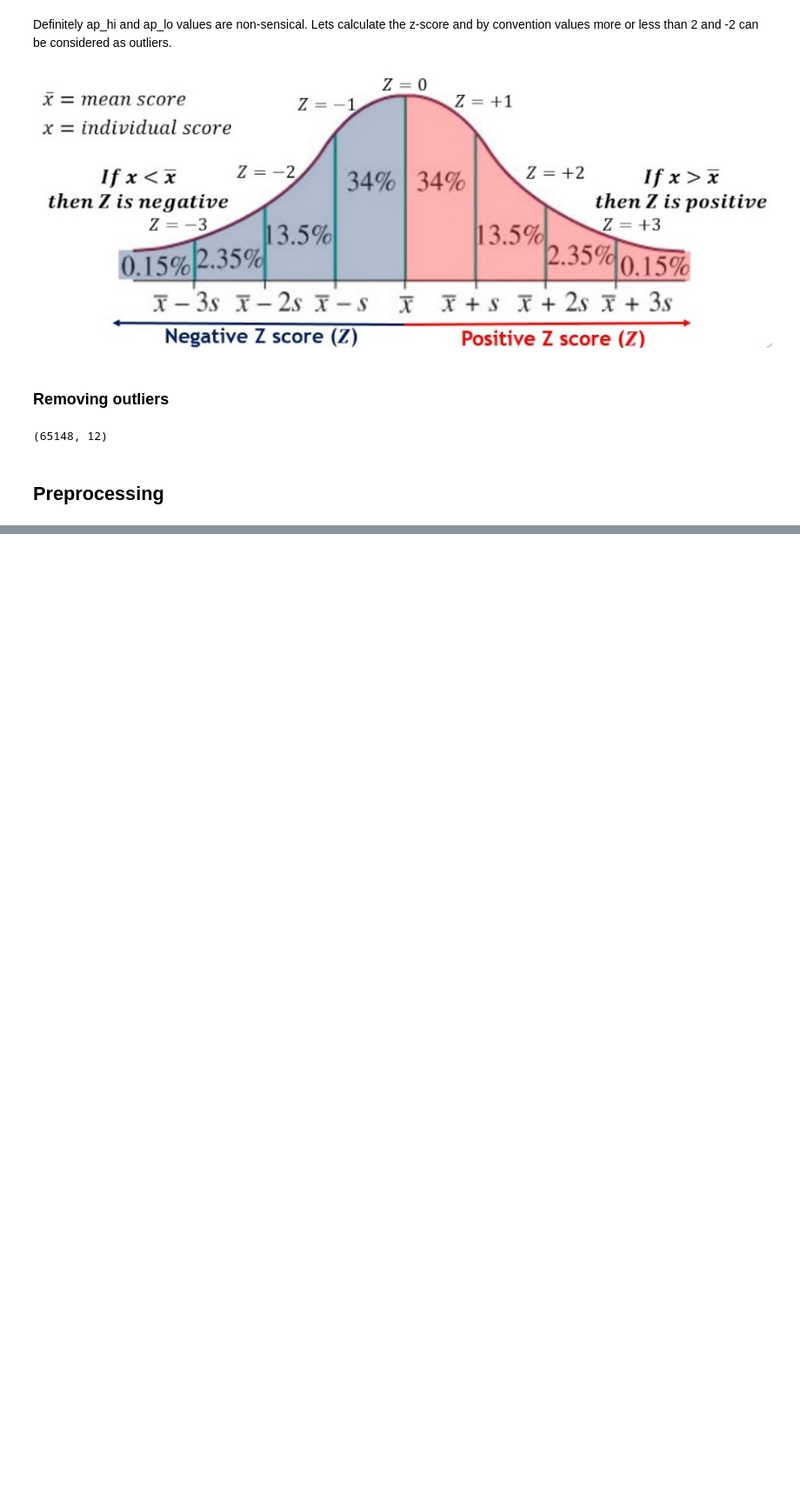
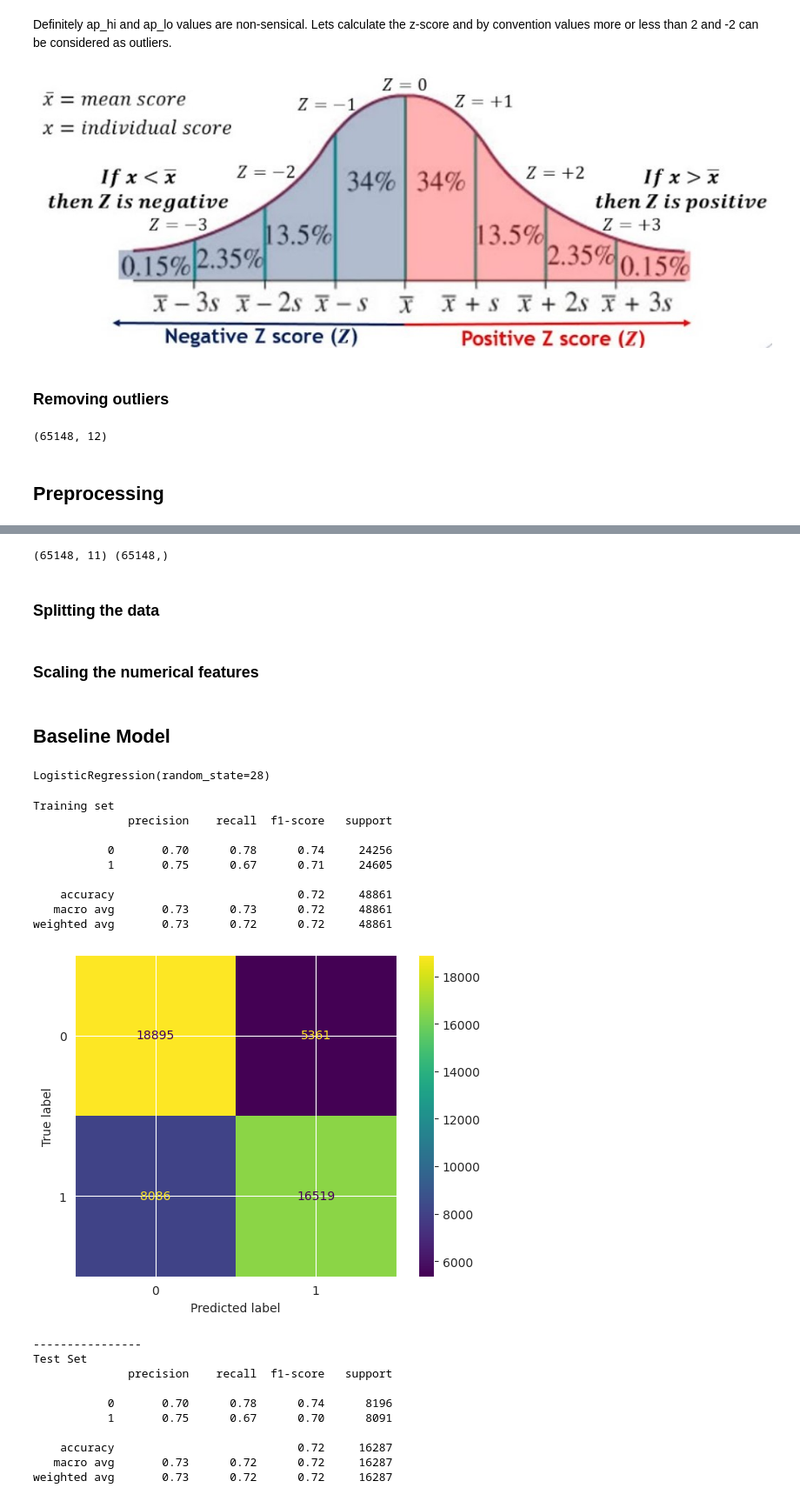
Before and after one commit to Dhairya-Arora01/Cardio-disease-predictor, a Jupyter notebook: cardio.ipynb, the cells around one changed output, grey strips where cells are left out. Shown: that part at 87% size. Cells and saved outputs as stored; diff of their text form; code cells hidden in the pictures; blank space fills up the shorter version.

```diff
--- a/cardio.ipynb
+++ b/cardio.ipynb
@@ -122,0 +169,61 @@ data.shape
+# %%
+print(X.shape, y.shape)
+# %% [output]
+(65148, 11) (65148,)
+# %% [markdown]
+### Splitting the data
+# %%
+X_train, X_test, y_train, y_test = train_test_split(X, y, test_size=0.25, random_state=28)
+# %% [markdown]
+### Scaling the numerical features
+# %%
+ct = ColumnTransformer([
+    ('scaler', MinMaxScaler(), [i for i in range(6)]),
+    ('passthrough', 'passthrough', [i for i in range(6, 11)])
+])
+
+X_train_scaled = ct.fit_transform(X_train)
+X_test_scaled = ct.transform(X_test)
+# %% [markdown]
+## Baseline Model
+# %%
+lr = LogisticRegression(random_state=28)
+lr.fit(X_train_scaled, y_train)
+# %% [output]
+LogisticRegression(random_state=28)
+# %%
+def evaluate_model(model, X_train, X_test, y_train, y_test):
+  print("Training set")
+  print(classification_report(y_train, model.predict(X_train)))
+  train_plot = ConfusionMatrixDisplay(confusion_matrix(y_train, model.predict(X_train)))
+  train_plot.plot()
+  plt.show()
+  print("----------------")
+  print("Test Set")
+  print(classification_report(y_test, model.predict(X_test)))
+  test_plot = ConfusionMatrixDisplay(confusion_matrix(y_test, model.predict(X_test)))
+  test_plot.plot()
+  plt.show()
+# %%
+evaluate_model(lr, X_train_scaled, X_test_scaled, y_train, y_test)
+# %% [output]
+Training set
+              precision    recall  f1-score   support
+
+           0       0.70      0.78      0.74     24256
+           1       0.75      0.67      0.71     24605
+
+    accuracy                           0.72     48861
+   macro avg       0.73      0.73      0.72     48861
+weighted avg       0.73      0.72      0.72     48861
+[figure, added]
+----------------
+Test Set
+              precision    recall  f1-score   support
+
+           0       0.70      0.78      0.74      8196
+           1       0.75      0.67      0.70      8091
+
+    accuracy                           0.72     16287
+   macro avg       0.73      0.72      0.72     16287
+weighted avg       0.73      0.72      0.72     16287
```
Also changed, not shown: parts of 6 cells of this notebook.
